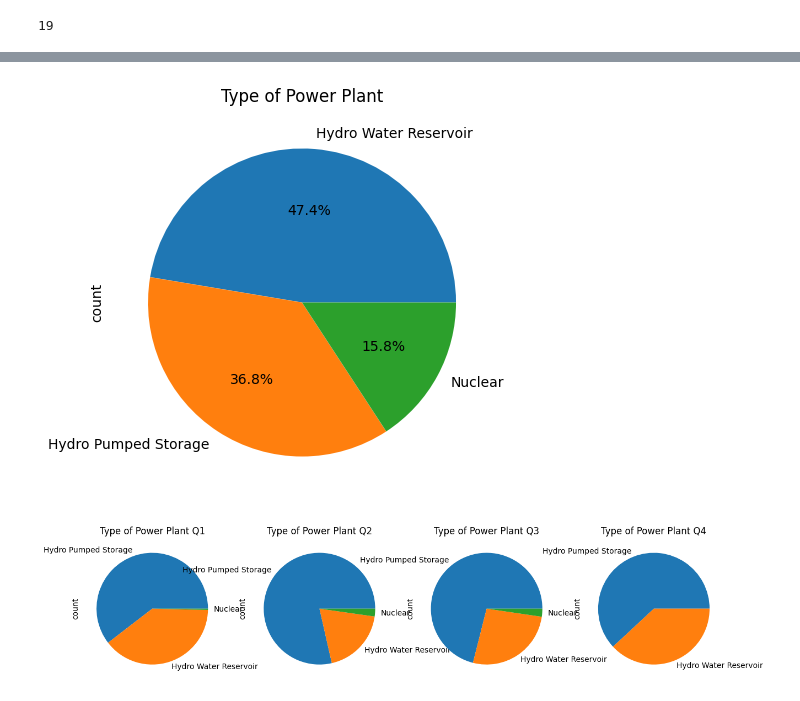
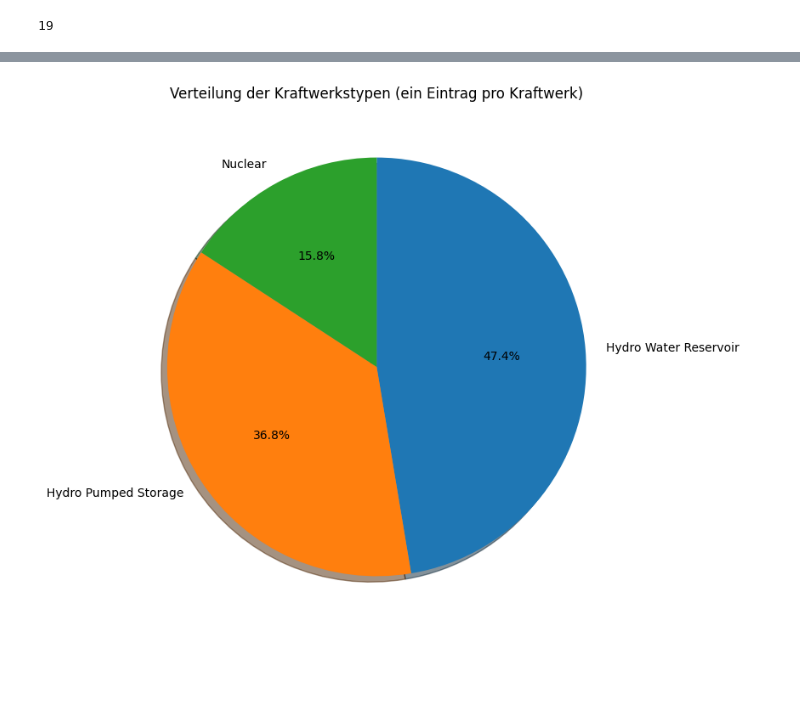
Before and after one commit to flavio-mueller-students-fhnw/gdv, a Jupyter notebook: gdv.ipynb, the cells around one changed output, grey strips where cells are left out. Cells and saved outputs as stored; diff of their text form; code cells hidden in the pictures; blank space fills up the shorter version.

```diff
--- a/gdv.ipynb
+++ b/gdv.ipynb
@@ -74,38 +100,19 @@ plt.show()
 # %%
-# group by production_resource_id and plot pie chart of plant_type
+# Gruppierung nach Produktionsressource und Anzeige der Kraftwerkstypen-Verteilung
 df_grouped = df.groupby('production_resource_id').first()
-plt.figure(figsize=(10, 5))
-df_grouped['plant_type'].value_counts().plot.pie(autopct='%1.1f%%')
-plt.title('Type of Power Plant')
+
+plt.figure(figsize=(8, 8))
+df_grouped['plant_type'].value_counts().plot.pie(
+    autopct='%1.1f%%',
+    startangle=90,
+    counterclock=False,
+    shadow=True
+)
+plt.title('Verteilung der Kraftwerkstypen (ein Eintrag pro Kraftwerk)')
+plt.ylabel('')
 plt.show()
 # %% [output]
-[figure, old version]
+[figure, new version]
 # %%
 # add a column with the quarter of the year
 df['quarter'] = pd.to_datetime(df['start'], utc=True).dt.quarter
-# %%
-# Filter data for each quarter
-df_q1 = df[df['quarter'] == 1]
-df_q2 = df[df['quarter'] == 2]
-df_q3 = df[df['quarter'] == 3]
-df_q4 = df[df['quarter'] == 4]
-
-# Create subplots
-fig, ax = plt.subplots(1, 4, figsize=(15, 5))
-
-# Plot pie charts
-df_q1['plant_type'].value_counts().plot.pie(ax=ax[0])
-ax[0].set_title('Type of Power Plant Q1')
-
-df_q2['plant_type'].value_counts().plot.pie(ax=ax[1])
-ax[1].set_title('Type of Power Plant Q2')
-
-df_q3['plant_type'].value_counts().plot.pie(ax=ax[2])
-ax[2].set_title('Type of Power Plant Q3')
-
-df_q4['plant_type'].value_counts().plot.pie(ax=ax[3])
-ax[3].set_title('Type of Power Plant Q4')
-
-plt.show()
-# %% [output]
-[figure, removed]
```
Also changed, not shown: parts of 28 cells of this notebook, 1 other file.
